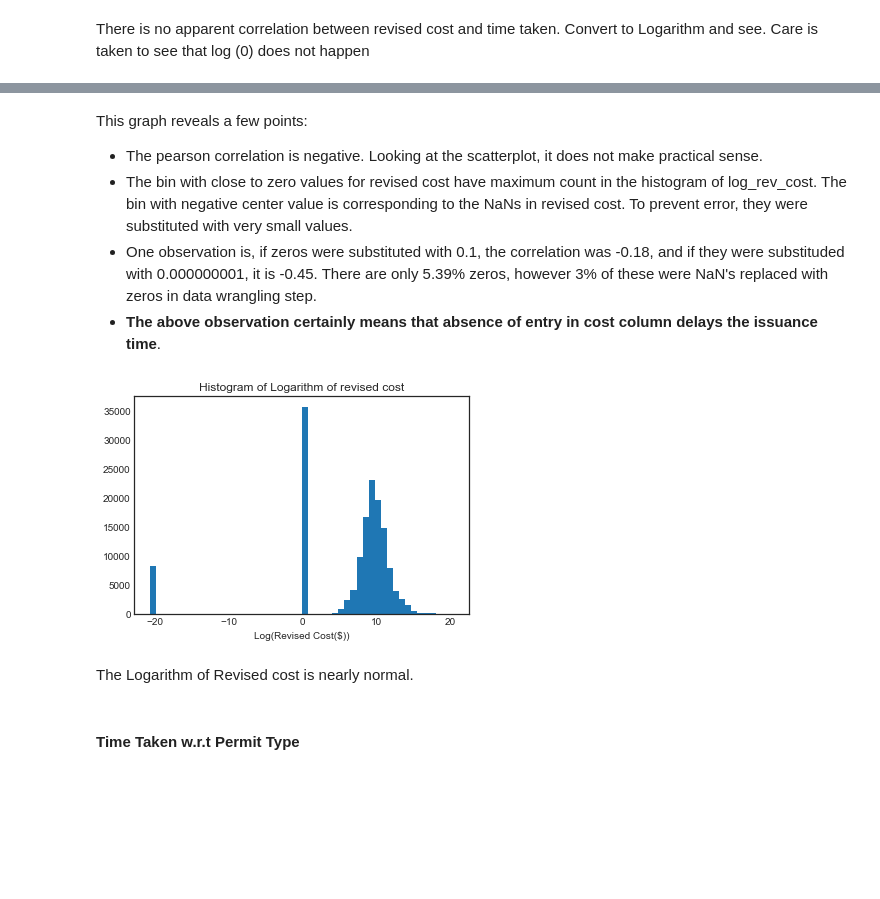
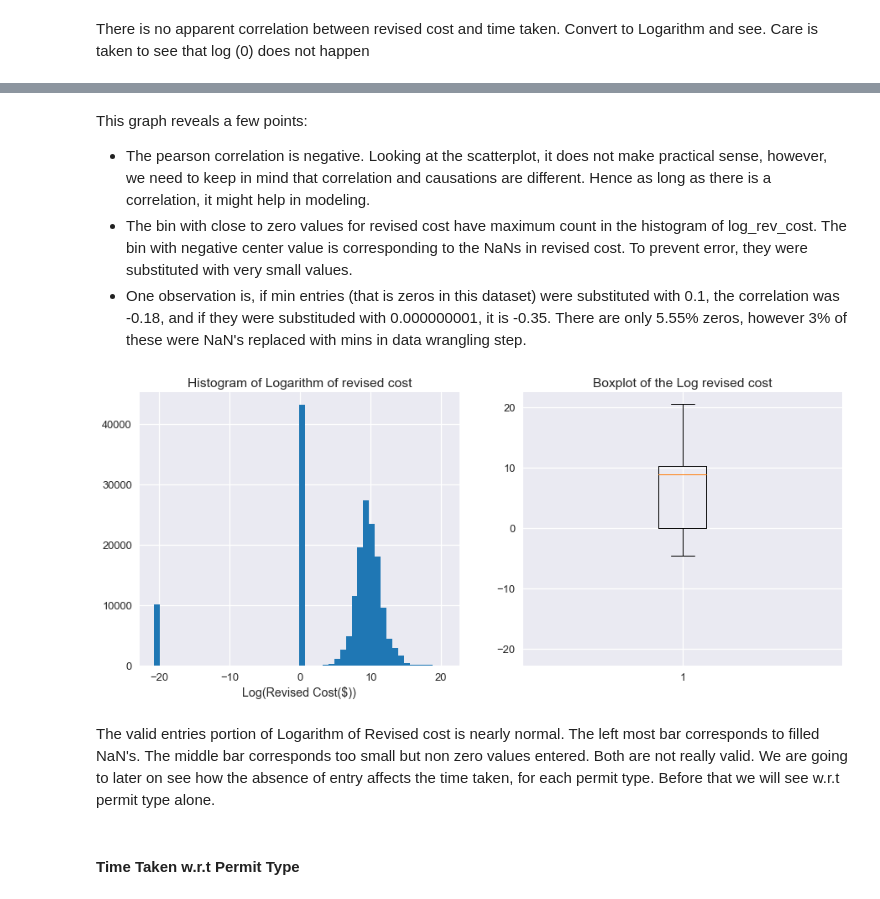
Before and after one commit to aparnack/data_science, a Jupyter notebook: projects/springboard_capstone/code/BuildingPermit-EDA.ipynb, the cells around one changed output, grey strips where cells are left out. Saved outputs shown, nothing was run; the diff lists cells and outputs as text; code cells hidden in the pictures; blank space fills up the shorter version.

```diff
--- a/projects/springboard_capstone/code/BuildingPermit-EDA.ipynb
+++ b/projects/springboard_capstone/code/BuildingPermit-EDA.ipynb
@@ -293,11 +65,0 @@ sfr.location = sfr.location.apply(lambda x: tuple([float((str(x).split('(')[1]).
-# %%
-# Replace nans with strings "Unknown"
-sfr.exist_use.fillna('Unknown',inplace=True)
-sfr.prop_use.fillna('Unknown',inplace=True)
-
-# Some more variables
-sfr.neighborhoods.fillna('Unknown',inplace=True)
-sfr.sup_dist.fillna('Unknown',inplace=True)
-
-# Taking care to ensure that future data will not have Nans
-# Currently none
@@ -394,8 +131,8 @@ To validate this, let us, just fill issue date NaNs with today's date and see ho
 # %%
-sfr = sfr.loc[sfr['year'] < 2018,:]
+sfr = sfr.loc[sfr['file_dt'] < 'Oct 1, 2017',:]
 # %%
-sfr['issue_mod'] = sfr['issue_dt'].fillna(datetime.date.today())
-sfr['time_taken_filled'] = (sfr['issue_mod'] - sfr['file_dt']).dt.days
+sfr = sfr.assign(issue_mod = sfr['issue_dt'].fillna(datetime.date.today()) )
+sfr = sfr.assign(time_taken_filled = (sfr['issue_mod'] - sfr['file_dt']).dt.days )
 # %%
 np.round(sfr.time_taken_filled.describe(),2)
 # %% [output]
@@ -493,7 +210,5 @@ Less than 3 months and Less than 6 months and less than a year are too close to
 # %%
-# Executing the above decisions:
 # Henceforth time_taken is replaced with time_taken_filled
-sfr = sfr.loc[sfr.year<2017,:]
 sfr.loc[:,'time_taken'] = sfr.loc[:,'time_taken_filled']
 sfr.drop('time_taken_filled',axis=1,inplace=True)
 # %%
@@ -591,19 +314,23 @@ Percentage of zeros in Revised Cost: 5.39
 # %% [markdown]
 This graph reveals a few points:
 
-+ The pearson correlation is negative. Looking at the scatterplot, it does not make practical sense.
++ The pearson correlation is negative. Looking at the scatterplot, it does not make practical sense, however, we need to keep in mind that correlation and causations are different. Hence as long as there is a correlation, it might help in modeling.
 + The bin with close to zero values for revised cost have maximum count in the histogram of log_rev_cost. The bin with negative center value is corresponding to the NaNs in revised cost. To prevent error, they were substituted with very small values.
-+ One observation is, if zeros were substituted with 0.1, the correlation was -0.18, and if they were substituded with 0.000000001, it is -0.45. There are only 5.39% zeros, however 3% of these were NaN's replaced with zeros in data wrangling step.
-+ **The above observation certainly means that absence of entry in cost column delays the issuance time**.
++ One observation is, if min entries (that is zeros in this dataset) were substituted with 0.1, the correlation was -0.18, and if they were substituded with 0.000000001, it is -0.35. There are only 5.55% zeros, however 3% of these were NaN's replaced with mins in data wrangling step.
 # %%
 # Clearer view of Logarithm of revised cost
+_ = plt.figure(figsize=(15,6))
+_ = plt.subplot(1,2,1)
 _ = plt.hist(sfr['log_rev_cost'],bins=50)
 _ = plt.xlabel('Log(Revised Cost($))')
 _ = plt.title('Histogram of Logarithm of revised cost')
+_ = plt.subplot(1,2,2)
+_ = plt.boxplot(sfr['log_rev_cost'])
+_ = plt.title('Boxplot of the Log revised cost')
 # %% [output]
-[figure, old version]
+[figure, new version]
-# %% [markdown]
-The Logarithm of Revised cost is nearly normal.
+# %% [markdown]
+The valid entries portion of Logarithm of Revised cost is nearly normal. The left most bar corresponds to filled NaN's. The middle bar corresponds too small but non zero values entered. Both are not really valid. We are going to later on see how the absence of entry affects the time taken, for each permit type. Before that we will see w.r.t permit type alone.
 # %% [markdown]
 #### Time Taken w.r.t Permit Type
 # %%
```
Also changed, not shown: parts of 99 cells of this notebook, 1 other file.
